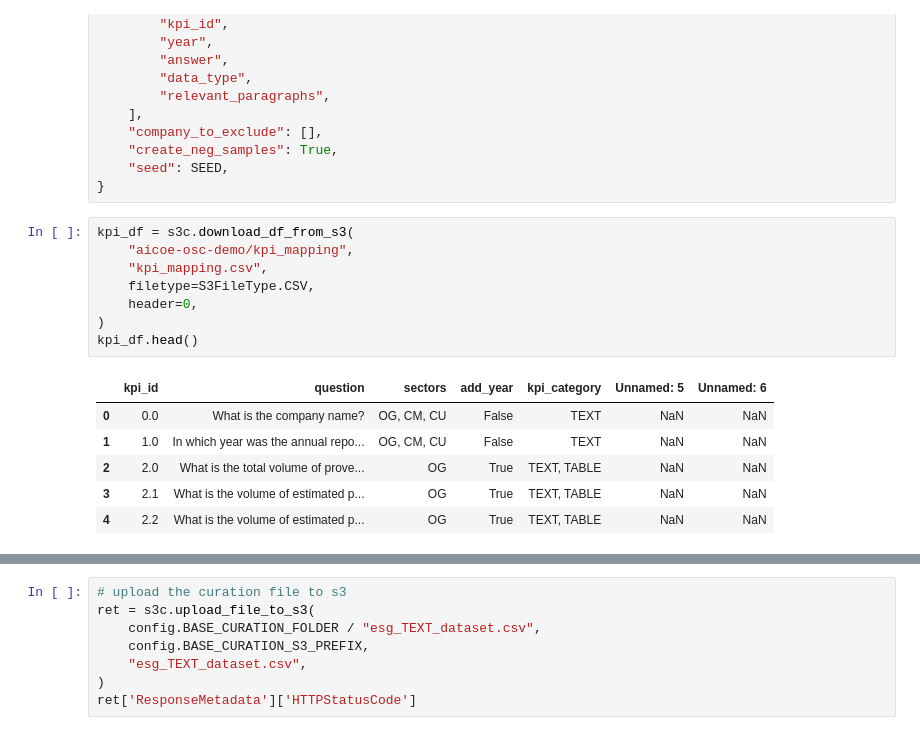
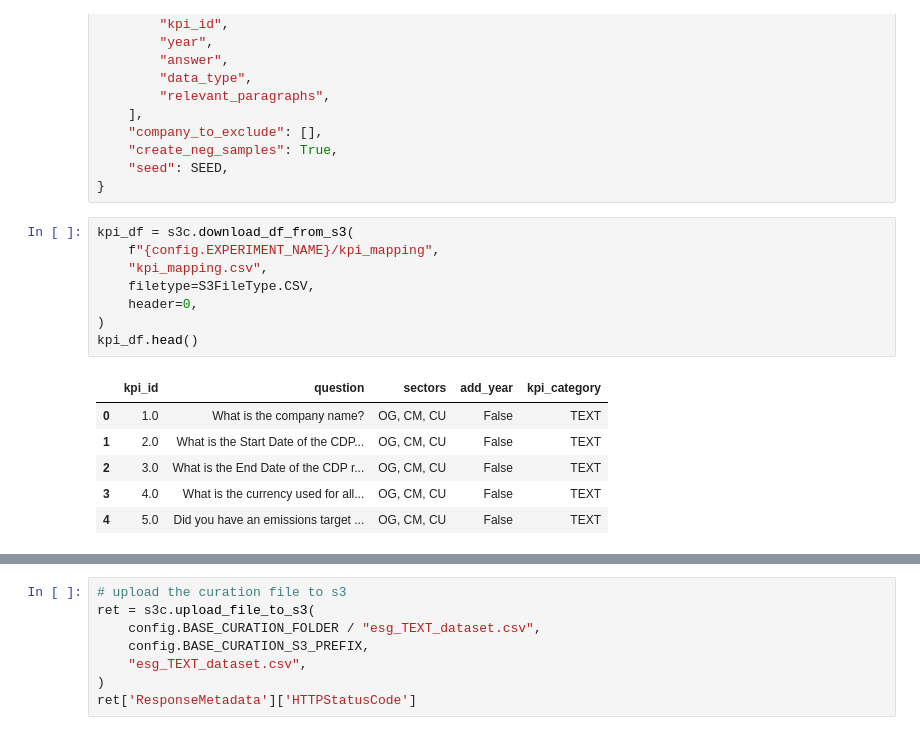
Before and after one commit to os-climate/aicoe-osc-demo, a Jupyter notebook: notebooks/demo2/pdf_text_curation.ipynb, the cells around one changed output, grey strips where cells are left out. Saved outputs shown, nothing was run; the diff lists cells and outputs as text.

Commit message:
Resolve KPI_EXTRACTION deadlock; more EXPERIMENT_NAME fixups
Signed-off-by: MichaelTiemannOSC <mtiemann@os-climate.org>

```diff
--- a/notebooks/demo2/pdf_text_curation.ipynb
+++ b/notebooks/demo2/pdf_text_curation.ipynb
@@ -94,19 +94,19 @@ TextCurator_kwargs = {
 }
 # %%
 kpi_df = s3c.download_df_from_s3(
-    "aicoe-osc-demo/kpi_mapping",
+    f"{config.EXPERIMENT_NAME}/kpi_mapping",
     "kpi_mapping.csv",
     filetype=S3FileType.CSV,
     header=0,
 )
 kpi_df.head()
 # %% [output]
-|  | kpi_id | question | sectors | add_year | kpi_category | Unnamed: 5 | Unnamed: 6 |
-| 0 | 0.0 | What is the company name? | OG, CM, CU | False | TEXT | NaN | NaN |
-| 1 | 1.0 | In which year was the annual repo... | OG, CM, CU | False | TEXT | NaN | NaN |
-| 2 | 2.0 | What is the total volume of prove... | OG | True | TEXT, TABLE | NaN | NaN |
-| 3 | 2.1 | What is the volume of estimated p... | OG | True | TEXT, TABLE | NaN | NaN |
-| 4 | 2.2 | What is the volume of estimated p... | OG | True | TEXT, TABLE | NaN | NaN |
+|  | kpi_id | question | sectors | add_year | kpi_category |
+| 0 | 1.0 | What is the company name? | OG, CM, CU | False | TEXT |
+| 1 | 2.0 | What is the Start Date of the CDP... | OG, CM, CU | False | TEXT |
+| 2 | 3.0 | What is the End Date of the CDP r... | OG, CM, CU | False | TEXT |
+| 3 | 4.0 | What is the currency used for all... | OG, CM, CU | False | TEXT |
+| 4 | 5.0 | Did you have an emissions target ... | OG, CM, CU | False | TEXT |
 # %%
 cur = Curator([("TextCurator", TextCurator_kwargs)])
 #pdb.set_trace()
```
Also changed, not shown: parts of 4 cells of this notebook, 8 other files.
